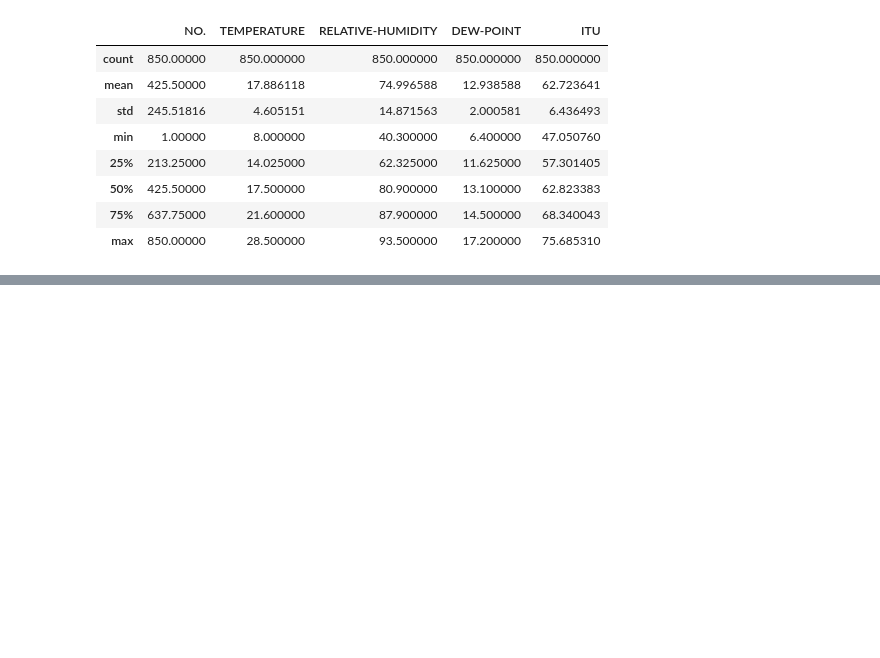
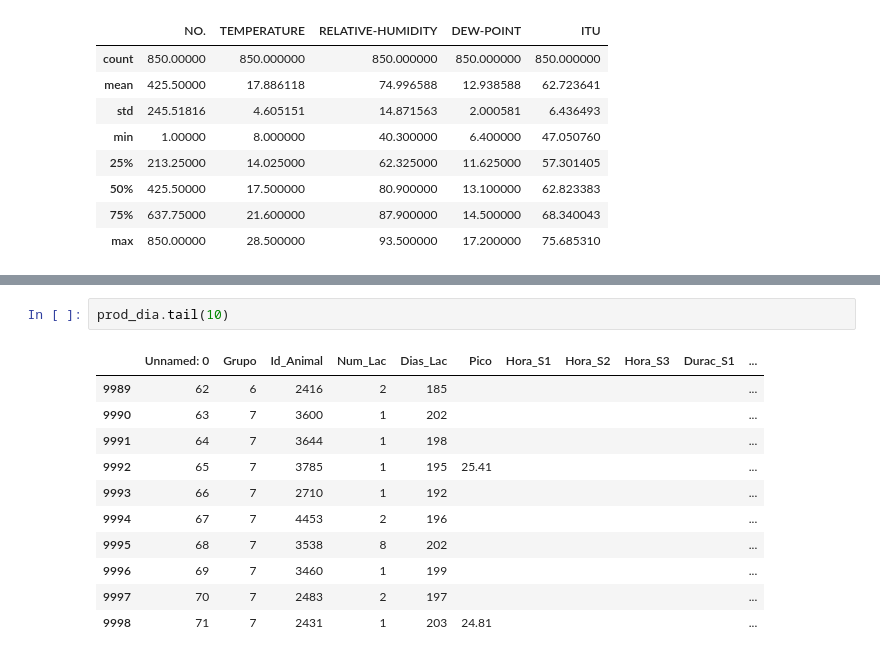
Before and after one commit to InstitutodaVinci3/vancouver, a Jupyter notebook: MedMepNewData.ipynb, the cells around one changed output, grey strips where cells are left out. Drawn from its saved outputs; the diff is of its cells as text; blank space fills up the shorter version.

```diff
--- a/MedMepNewData.ipynb
+++ b/MedMepNewData.ipynb
@@ -300,0 +334,14 @@ dtlog.describe()
+# %%
+prod_dia.tail(10)
+# %% [output]
+|  | Unnamed: 0 | Grupo | Id_Animal | Num_Lac | Dias_Lac | Pico | Hora_S1 | Hora_S2 | Hora_S3 | Durac_S1 | ... |
+| 9989 | 62 | 6 | 2416 | 2 | 185 |  |  |  |  |  | ... |
+| 9990 | 63 | 7 | 3600 | 1 | 202 |  |  |  |  |  | ... |
+| 9991 | 64 | 7 | 3644 | 1 | 198 |  |  |  |  |  | ... |
+| 9992 | 65 | 7 | 3785 | 1 | 195 | 25.41 |  |  |  |  | ... |
+| 9993 | 66 | 7 | 2710 | 1 | 192 |  |  |  |  |  | ... |
+| 9994 | 67 | 7 | 4453 | 2 | 196 |  |  |  |  |  | ... |
+| 9995 | 68 | 7 | 3538 | 8 | 202 |  |  |  |  |  | ... |
+| 9996 | 69 | 7 | 3460 | 1 | 199 |  |  |  |  |  | ... |
+| 9997 | 70 | 7 | 2483 | 2 | 197 |  |  |  |  |  | ... |
+| 9998 | 71 | 7 | 2431 | 1 | 203 | 24.81 |  |  |  |  | ... |
```
Also changed, not shown: parts of 11 cells of this notebook.
